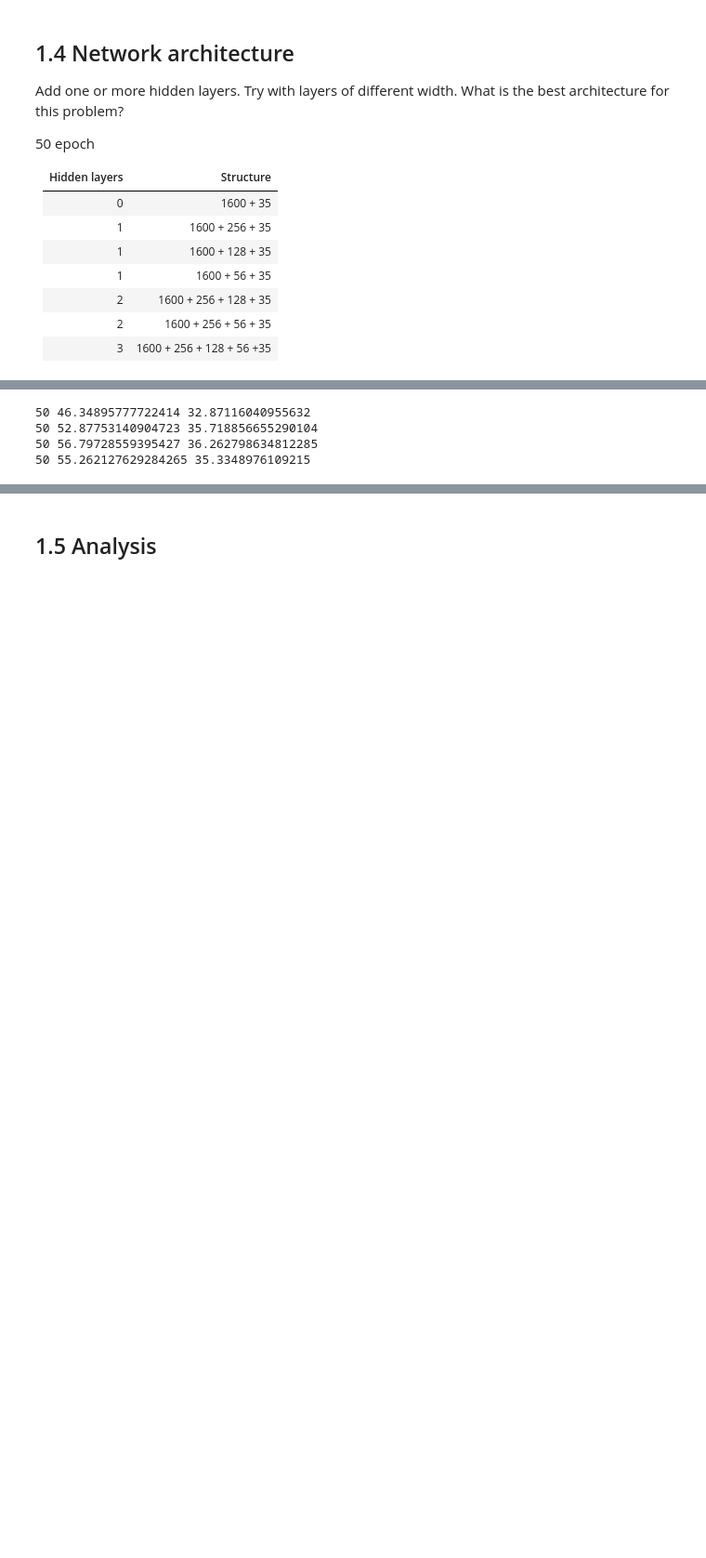
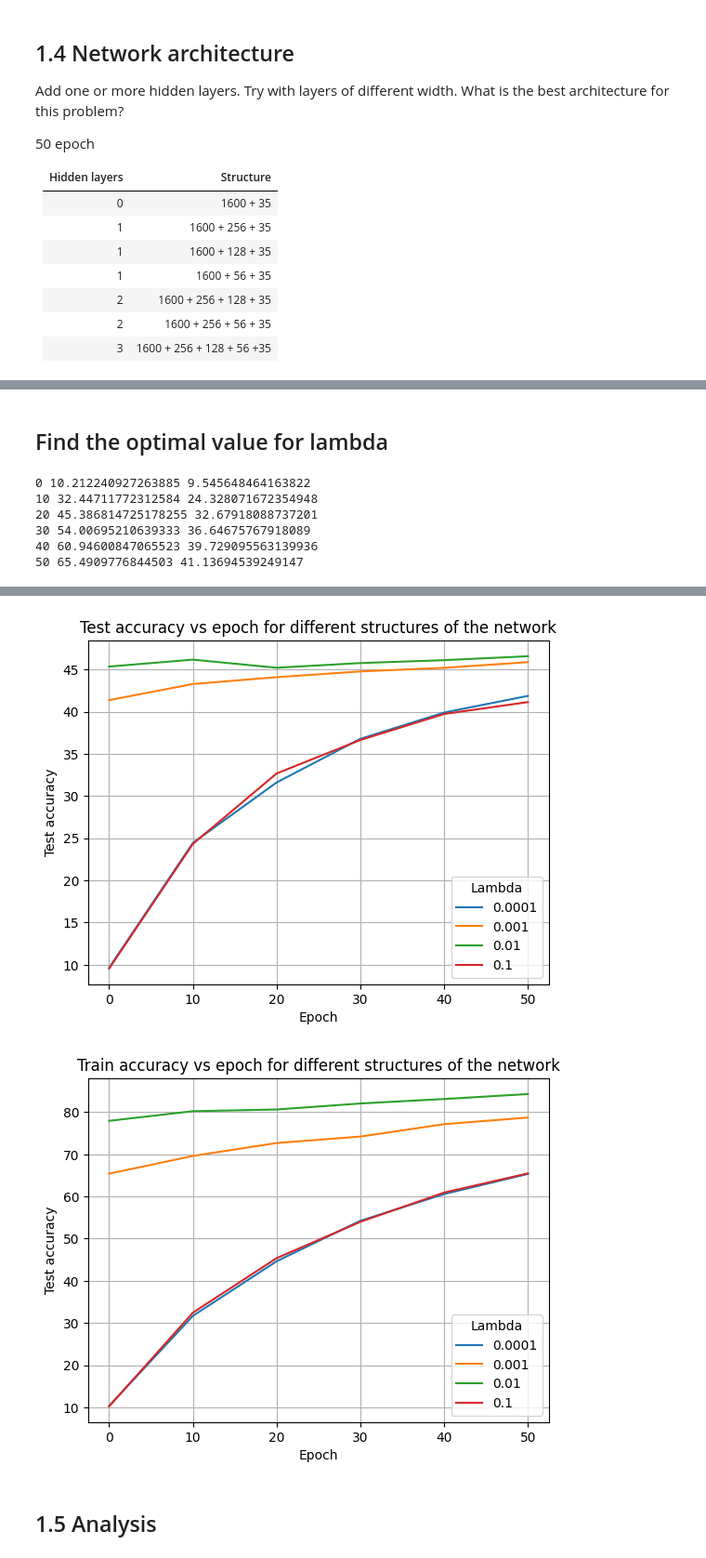
Before and after one commit to DavideLigari/speech-recognition, a Jupyter notebook: my-code/main.ipynb, the cells around one changed output, grey strips where cells are left out. Shown at 93% size. Drawn from its saved outputs; the diff is of its cells as text; code cells hidden in the pictures; blank space fills up the shorter version.

```diff
--- a/my-code/main.ipynb
+++ b/my-code/main.ipynb
@@ -187,3 +170,5 @@ TypeError: 'str' object cannot be interpreted as an integer
+# %% [markdown]
+## Find the optimal value for lambda
 # %%
 import trainmodel as tm
 import pvml
@@ -191,32 +176,48 @@ import pandas as pd
 xTrainMV, xTestMV = tm.mean_variance_normalization(Xtrain, Xtest)
 train_accs = []
 test_accs = []
-structures = []
-batch_size = 200
-structure = [[1600, 512, 35], [1600, 256, 256, 35], [
-    1600, 256, 128, 128, 35], [1600, 128, 128, 128, 128, 35]]
+epochs = []
+lambdas = []
+batch_size = 100
+structure = [1600, 256, 128, 35]
+structures=[]
+lambdas = []
 m = xTrainMV.shape[0]
-for struct in structure:
-    net = pvml.MLP(struct)
-
+net = pvml.MLP(structure)
+for lambda_ in [0.0001, 0.001, 0.01,0.1]:
+    print(lambda_)
     for epoch in range(51):
         net.train(xTrainMV, Ytrain, 1e-4, steps=m // batch_size,
                   batch=batch_size)
-        if epoch == 50:
+        if epoch % 10 == 0:
             train_acc = tm.accuracy(net, xTrainMV, Ytrain)
             test_acc = tm.accuracy(net, xTestMV, Ytest)
             print(epoch, train_acc, test_acc)
             train_accs.append(train_acc)
             test_accs.append(test_acc)
-            structures.append(struct)
-    net.save("model"+str(struct)+"V2.npz")
+            structures.append(structure)
+            epochs.append(epoch)
+            lambdas.append(lambda_)
+
+    net.save("model"+str(structure)+"50_iter_"+str(lambda_)+".npz")
 
 
 result = pd.DataFrame({'Train accuracy': train_accs,
-                      'Test accs': test_accs, 'structure': structures})
-result.to_csv("accuracies_diff_structureVV2.csv", index=True)
+                      'Test accuracy': test_accs, 'Structure': structures, "Epoch": epochs, "Lambda": lambdas})
+result.to_csv("accuracies_diff_lambda.csv", index=True)
 # %% [output]
-50 46.34895777722414 32.87116040955632
-50 52.87753140904723 35.718856655290104
-50 56.79728559395427 36.262798634812285
-50 55.262127629284265 35.3348976109215
+0 10.212240927263885 9.545648464163822
+10 32.44711772312584 24.328071672354948
+20 45.386814725178255 32.67918088737201
+30 54.00695210639333 36.64675767918089
+40 60.94600847065523 39.729095563139936
+50 65.4909776844503 41.13694539249147
+# %%
+import pandas as pd
+result=pd.read_csv("accuracies_diff_lambda.csv",sep=";")
+result1=result.pivot(index="Epoch",columns="Lambda",values="Test accuracy")
+result1.plot(kind="line",grid=True, title="Test accuracy vs epoch for different structures of the network", ylabel="Test accuracy")
+
+result2=result.pivot(index="Epoch",columns="Lambda",values="Train accuracy")
+result2.plot(kind="line",grid=True, title="Train accuracy vs epoch for different structures of the network", ylabel="Test accuracy")
+# %% [output]
@@ -223,3 +225,5 @@ result.to_csv("accuracies_diff_structureVV2.csv", index=True)
+[figure, added]
+[figure, added]
 # %% [markdown]
 ## 1.5 Analysis
 # %%
```
Also changed, not shown: parts of 5 cells of this notebook, 14 other files.
